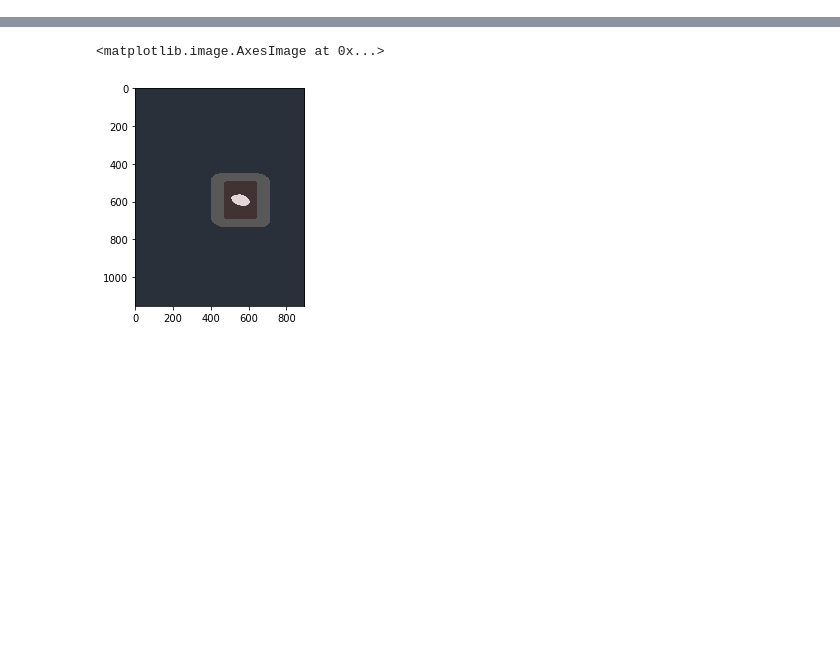
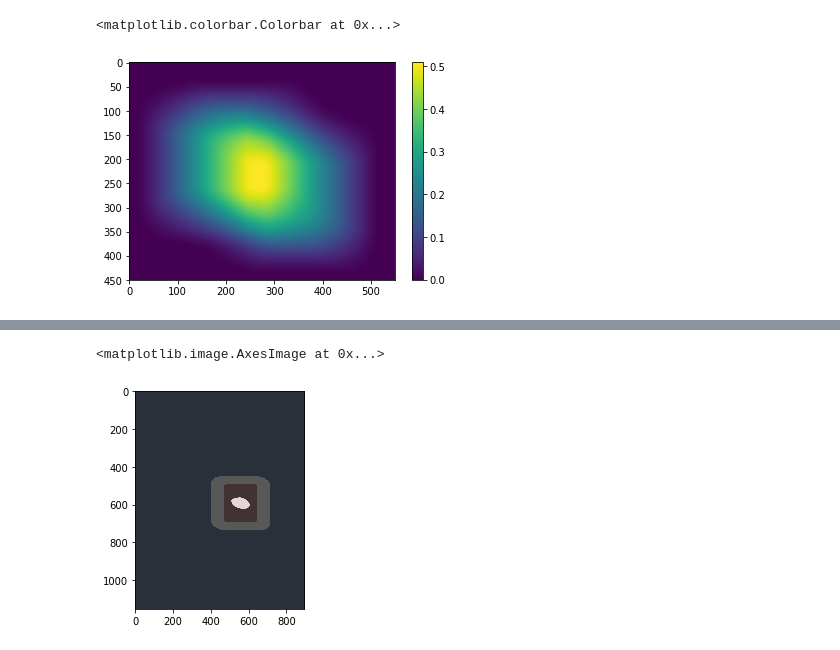
Before and after one commit to GNovich/CBIS-DDSM_alpha, a Jupyter notebook: patch_download exp.ipynb, the cells around one changed output, grey strips where cells are left out. Saved outputs shown, nothing was run; the diff lists cells and outputs as text; code cells hidden in the pictures; blank space fills up the shorter version.

```diff
--- a/patch_download exp.ipynb
+++ b/patch_download exp.ipynb
@@ -223,0 +252,6 @@ for i,target in enumerate(targets):
+# %%
+plt.imshow(cv2.blur(roi_f[500:950, 450:1000], (patch_size,patch_size)))
+plt.colorbar()
+# %% [output]
+<matplotlib.colorbar.Colorbar at 0x...>
+[figure, added]
```
Also changed, not shown: parts of 22 cells of this notebook, 5 other files.
